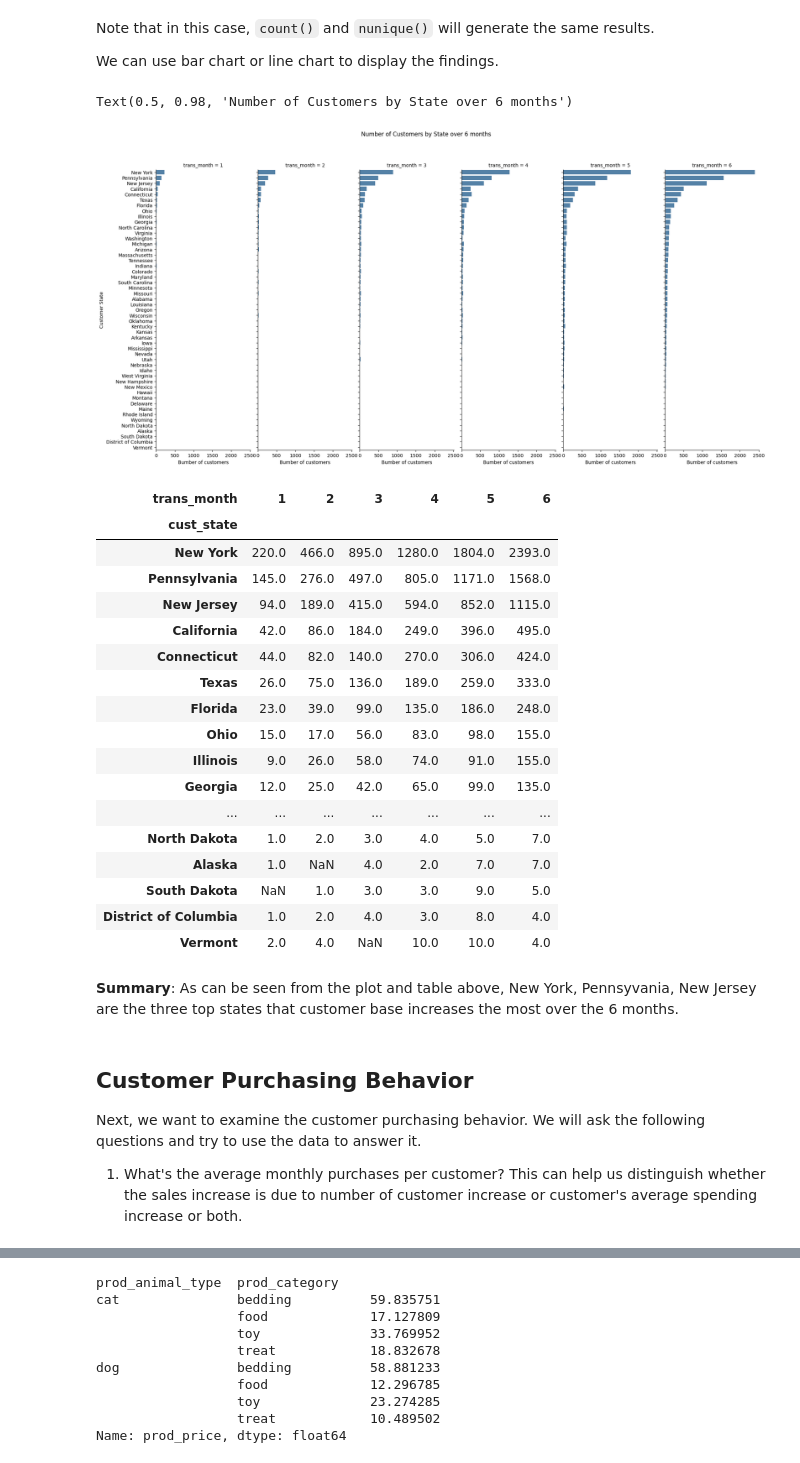
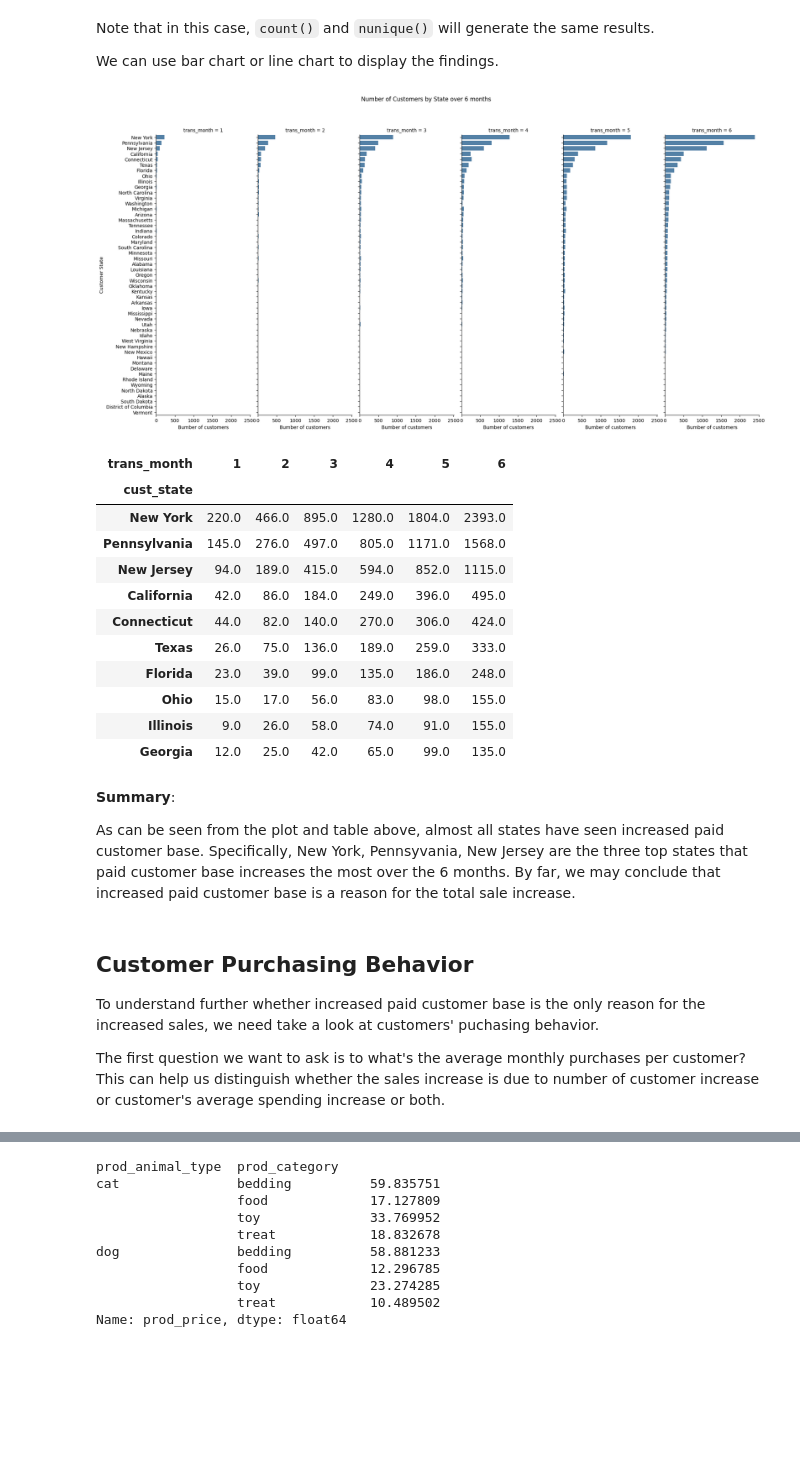
Before and after one commit to southnorthist/kaggle_analysis, a Jupyter notebook: Projects/marketing-analytics/online-retail-sales-trend-analysis/analysis.ipynb, the cells around one changed output, grey strips where cells are left out. Drawn from its saved outputs; the diff is of its cells as text; code cells hidden in the pictures; blank space fills up the shorter version.

```diff
--- a/Projects/marketing-analytics/online-retail-sales-trend-analysis/analysis.ipynb
+++ b/Projects/marketing-analytics/online-retail-sales-trend-analysis/analysis.ipynb
@@ -30,8 +67,3 @@ order_df['trans_month'].value_counts()
 2     2374
 1     1206
 Name: trans_month, dtype: int64
-# %%
-# Create a date variable
-mdy = order_df[['trans_day', 'trans_month', 'trans_year']].rename(columns = {'trans_day': 'day', 'trans_month': 'month', 'trans_year': 'year'})
-order_df['trans_date'] = pd.to_datetime(mdy, dayfirst = True)
-order_df.head()
@@ -44,0 +97,4 @@ order_df.head()
+# %%
+# Create a date variable
+order_df['trans_datetime'] = pd.to_datetime(order_df['trans_timestamp'], format = "%Y-%m-%d %H:%M:%S.%f")
+order_df.head()
@@ -186,37 +272,33 @@ g.fig.set_size_inches(20, 12)
 g.set_ylabels('Customer State')
 g.set_xlabels('Bumber of customers')
 g.fig.suptitle('Number of Customers by State over 6 months')
+plt.show()
 # %% [output]
-Text(0.5, 0.98, 'Number of Customers by State over 6 months')
 [figure]
 # %%
 grouped_pivot_tb = groupby_df.pivot(index = 'cust_state', columns = 'trans_month', values = 'cust_id')
-grouped_pivot_tb.sort_values(by = 6, ascending = False)
+# Print the number of customers' top 10 state by month 6
+grouped_pivot_tb.sort_values(by = 6, ascending = False).head(10)
 # %% [output]
 | trans_month | 1 | 2 | 3 | 4 | 5 | 6 |
 | cust_state |  |  |  |  |  |  |
 | New York | 220.0 | 466.0 | 895.0 | 1280.0 | 1804.0 | 2393.0 |
 | Pennsylvania | 145.0 | 276.0 | 497.0 | 805.0 | 1171.0 | 1568.0 |
 | New Jersey | 94.0 | 189.0 | 415.0 | 594.0 | 852.0 | 1115.0 |
 | California | 42.0 | 86.0 | 184.0 | 249.0 | 396.0 | 495.0 |
 | Connecticut | 44.0 | 82.0 | 140.0 | 270.0 | 306.0 | 424.0 |
 | Texas | 26.0 | 75.0 | 136.0 | 189.0 | 259.0 | 333.0 |
 | Florida | 23.0 | 39.0 | 99.0 | 135.0 | 186.0 | 248.0 |
 | Ohio | 15.0 | 17.0 | 56.0 | 83.0 | 98.0 | 155.0 |
 | Illinois | 9.0 | 26.0 | 58.0 | 74.0 | 91.0 | 155.0 |
 | Georgia | 12.0 | 25.0 | 42.0 | 65.0 | 99.0 | 135.0 |
-| ... | ... | ... | ... | ... | ... | ... |
-| North Dakota | 1.0 | 2.0 | 3.0 | 4.0 | 5.0 | 7.0 |
-| Alaska | 1.0 | NaN | 4.0 | 2.0 | 7.0 | 7.0 |
-| South Dakota | NaN | 1.0 | 3.0 | 3.0 | 9.0 | 5.0 |
-| District of Columbia | 1.0 | 2.0 | 4.0 | 3.0 | 8.0 | 4.0 |
-| Vermont | 2.0 | 4.0 | NaN | 10.0 | 10.0 | 4.0 |
 # %% [markdown]
-__Summary__: As can be seen from the plot and table above, New York, Pennsyvania, New Jersey are the three top states that customer base increases the most over the 6 months.
+__Summary__:
+
+As can be seen from the plot and table above, almost all states have seen increased paid customer base. Specifically, New York, Pennsyvania, New Jersey are the three top states that paid customer base increases the most over the 6 months. By far, we may conclude that increased paid customer base is a reason for the total sale increase.
 # %% [markdown]
 ## Customer Purchasing Behavior
+To understand further whether increased paid customer base is the only reason for the increased sales, we need take a look at customers' puchasing behavior.
 
-Next, we want to examine the customer purchasing behavior. We will ask the following questions and try to use the data to answer it.
-
-1. What's the average monthly purchases per customer? This can help us distinguish whether the sales increase is due to number of customer increase or customer's average spending increase or both.
+The first question we want to ask is to what's the average monthly purchases per customer? This can help us distinguish whether the sales increase is due to number of customer increase or customer's average spending increase or both.
 # %%
```
Also changed, not shown: parts of 52 cells of this notebook, 3 other files.
